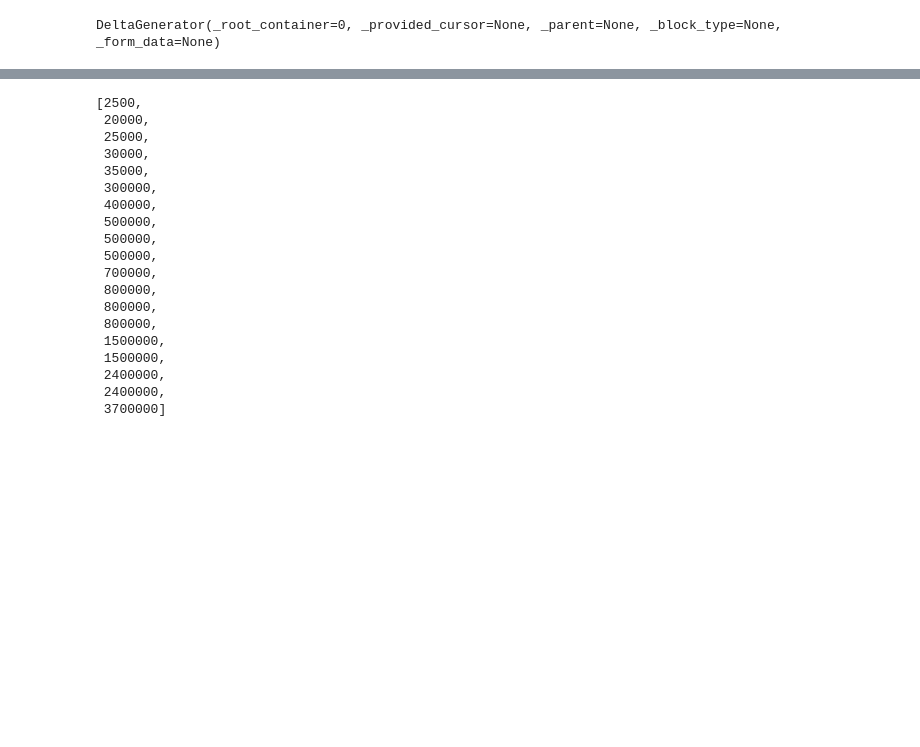
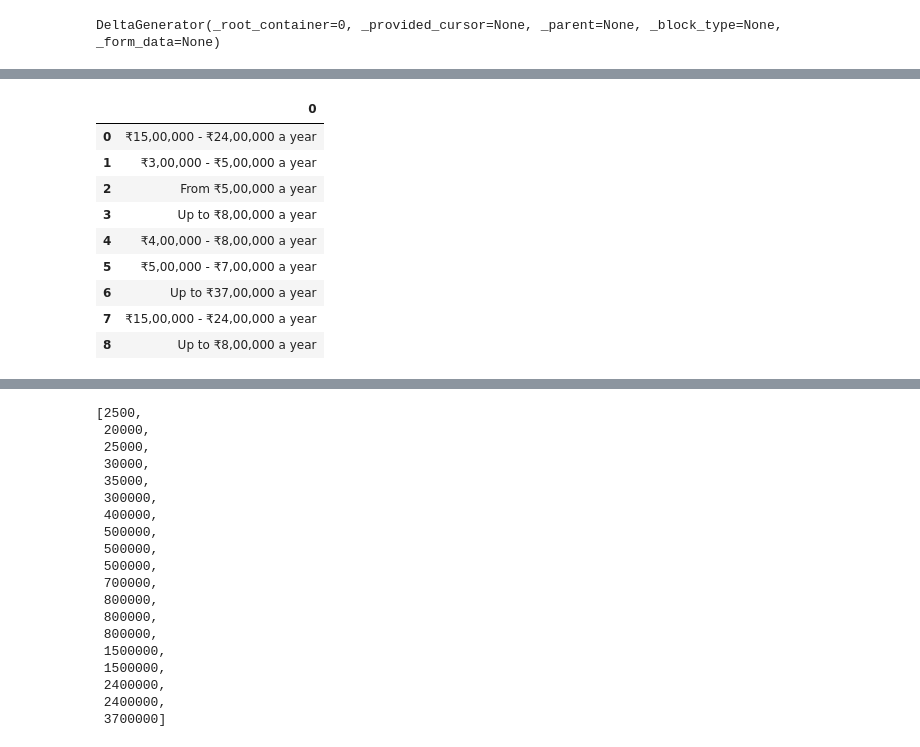
Before and after one commit to RakshitKhajuria/Job-Recomendation, a Jupyter notebook: notebook/exp.ipynb, the cells around one changed output, grey strips where cells are left out. Drawn from its saved outputs; the diff is of its cells as text; code cells hidden in the pictures; blank space fills up the shorter version.

```diff
--- a/notebook/exp.ipynb
+++ b/notebook/exp.ipynb
@@ -178,0 +196,3 @@ final_salary = df.copy()
+# %%
+col=final_salary["salary"].dropna().to_list()
+col
@@ -178,0 +221,14 @@ final_salary = df.copy()
+# %%
+yearly_salary=pd.DataFrame(y)
+yearly_salary
+# %% [output]
+|  | 0 |
+| 0 | ₹15,00,000 - ₹24,00,000 a year |
+| 1 | ₹3,00,000 - ₹5,00,000 a year |
+| 2 | From ₹5,00,000 a year |
+| 3 | Up to ₹8,00,000 a year |
+| 4 | ₹4,00,000 - ₹8,00,000 a year |
+| 5 | ₹5,00,000 - ₹7,00,000 a year |
+| 6 | Up to ₹37,00,000 a year |
+| 7 | ₹15,00,000 - ₹24,00,000 a year |
+| 8 | Up to ₹8,00,000 a year |
```
Also changed, not shown: parts of 24 cells of this notebook, 31 other files.
